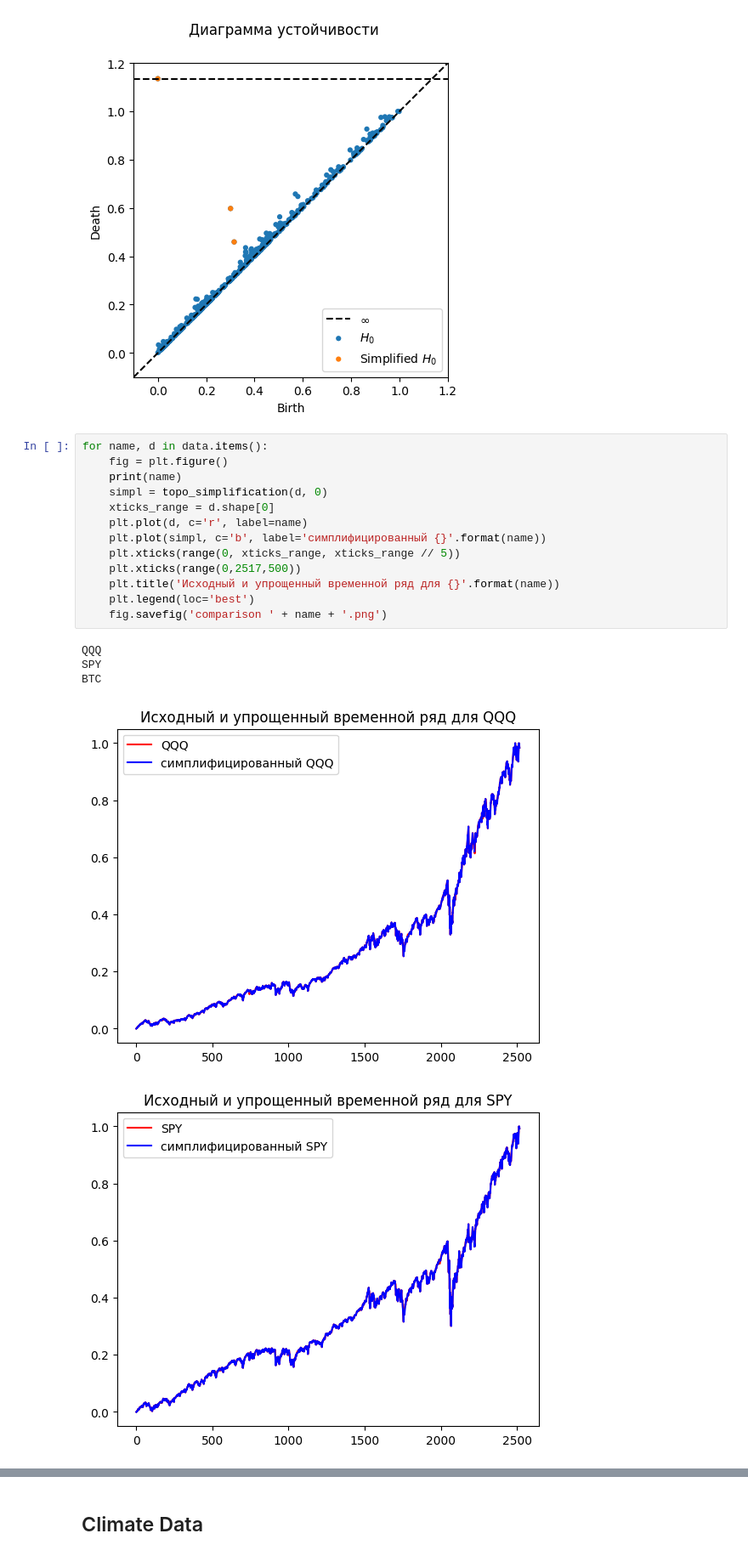
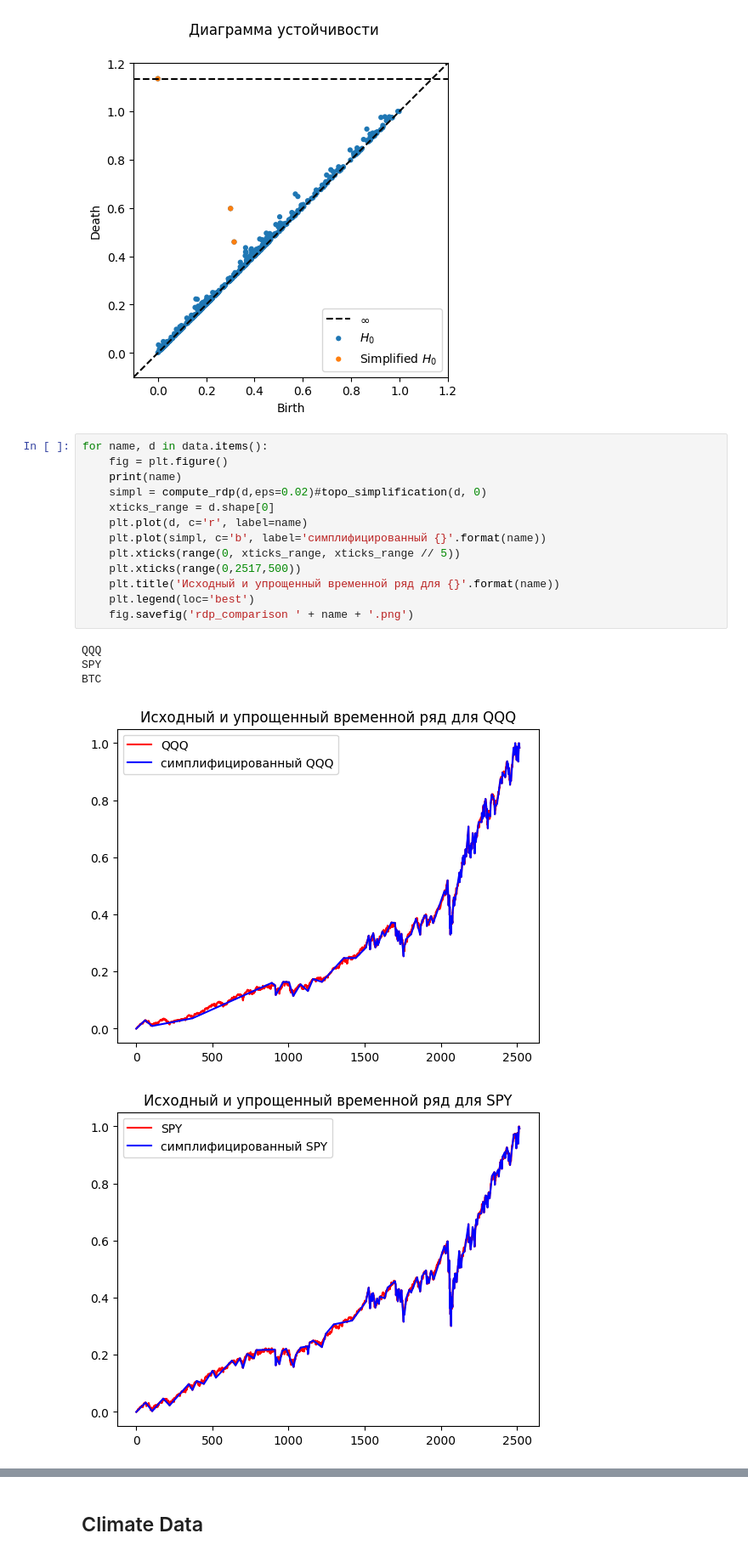
Before and after one commit to Snopoff/Masters-Thesis, a Jupyter notebook: notebooks/simplification.ipynb, the cells around one changed output, grey strips where cells are left out. Shown at 85% size. Saved outputs shown, nothing was run; the diff lists cells and outputs as text.

```diff
--- a/notebooks/simplification.ipynb
+++ b/notebooks/simplification.ipynb
@@ -178,19 +182,19 @@ fig.savefig('topo_simplification_with_parameter_example.png')
 # %%
 for name, d in data.items():
     fig = plt.figure()
     print(name)
-    simpl = topo_simplification(d, 0)
+    simpl = compute_rdp(d,eps=0.02)#topo_simplification(d, 0)
     xticks_range = d.shape[0]
     plt.plot(d, c='r', label=name)
     plt.plot(simpl, c='b', label='симплифицированный {}'.format(name))
     plt.xticks(range(0, xticks_range, xticks_range // 5))
     plt.xticks(range(0,2517,500))
     plt.title('Исходный и упрощенный временной ряд для {}'.format(name))
     plt.legend(loc='best')
-    fig.savefig('comparison ' + name + '.png')
+    fig.savefig('rdp_comparison ' + name + '.png')
 # %% [output]
 QQQ
 SPY
 BTC
-[figure, old version]
+[figure, new version]
-[figure, old version]
+[figure, new version]
```
Also changed, not shown: parts of 3 cells of this notebook, 4 other files.
